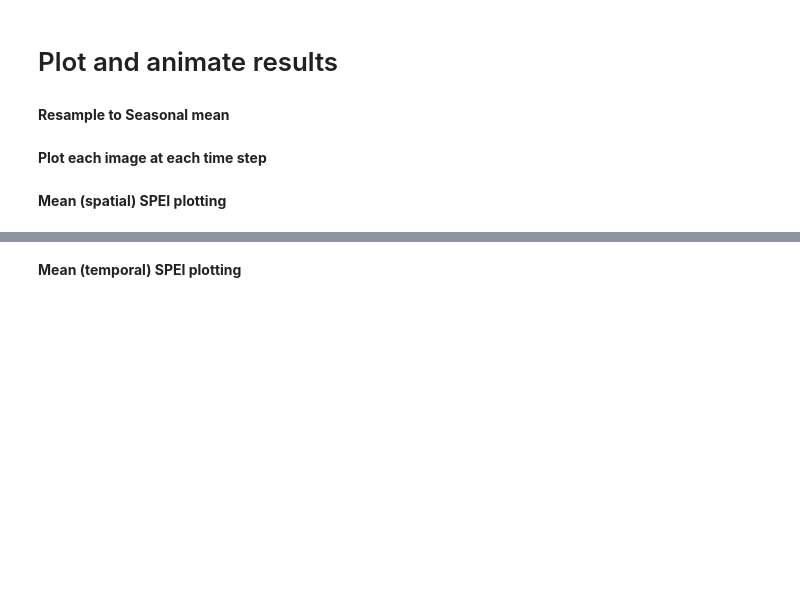
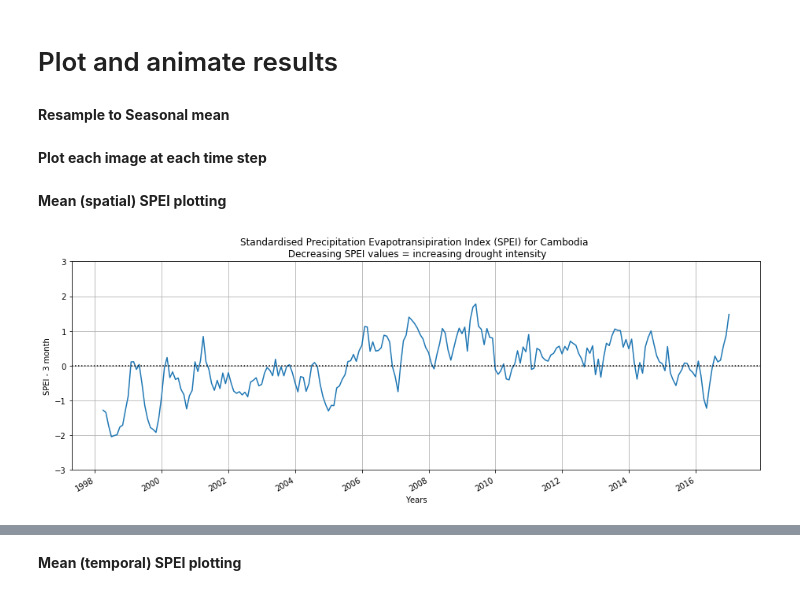
Before and after one commit to s-m-t-c/cambodia_cube, a Jupyter notebook: SPEI - Cambodia.ipynb, the cells around one changed output, grey strips where cells are left out. Cells and saved outputs as stored; diff of their text form; code cells hidden in the pictures; blank space fills up the shorter version.

```diff
--- a/SPEI - Cambodia.ipynb
+++ b/SPEI - Cambodia.ipynb
@@ -1373,18 +1290,20 @@ plt.show()
 # %%
 #Comparison plot of mean SPEI for Cambodia over time at monthly interval for 3 different SPEI time scales
 fig, ax1 = plt.subplots(figsize=(13,5))
 cambodia_spei_03.spei_gamma_03.mean(dim = ['latitude', 'longitude']).plot()
 #ambodia_spei_06.spei_gamma_06.mean(dim = ['latitude', 'longitude']).plot()
 # cambodia_spei_12.spei_gamma_12.mean(dim = ['latitude', 'longitude']).plot()
 plt.xlabel('Years')
 plt.ylabel('SPEI - 3 month')
 #plt.legend()
 plt.title('Standardised Precipitation Evapotransipiration Index (SPEI) for Cambodia \n Decreasing SPEI values = increasing drought intensity')
 plt.grid()
-ax1.set_ylim(-2.5, 2.5)
+ax1.set_ylim(-3, 3)
 ax1.axhline(y=0, color ='k', linestyle = 'dotted')
 plt.tight_layout()
 # fig.savefig('SPEI_12_masked.jpg')
+# %% [output]
+[figure, added]
 # %%
 #Comparison plot of mean SPEI for Cambodia over time at seasonal interval
 # fig = plt.figure(figsize =(11, 7))
```
Also changed, not shown: parts of 46 cells of this notebook, 2 other files.
